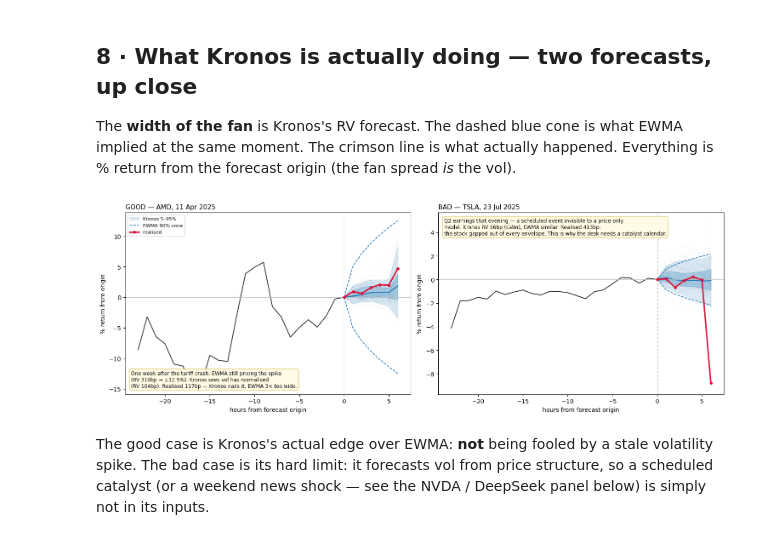
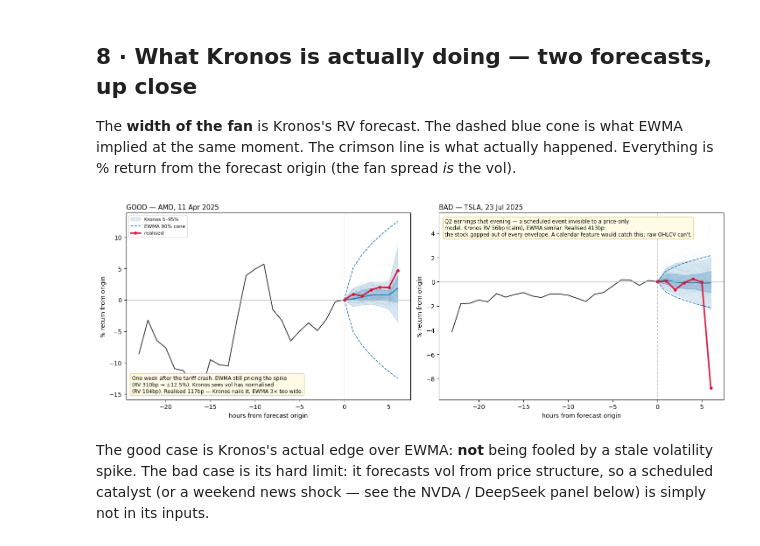
Before and after one commit to imanly97/kronos-evaluation, a Jupyter notebook: notebooks/probe_findings.ipynb, the cells around one changed output. Cells and saved outputs as stored; diff of their text form; code cells hidden in the pictures.

```diff
--- a/notebooks/probe_findings.ipynb
+++ b/notebooks/probe_findings.ipynb
@@ -347,35 +351,35 @@ def draw(ax, t, title, note, note_xy=(0.02, 0.03), note_va="bottom"):
     q = np.percentile(Pz, [5, 25, 50, 75, 95], axis=0)
     ax.fill_between(xf, q[0], q[4], color="tab:blue", alpha=.15, label="Kronos 5–95%")
     ax.fill_between(xf, q[1], q[3], color="tab:blue", alpha=.25)
     ax.plot(xf, q[2], c="tab:blue", lw=1.5)
     cone = np.r_[0.0, 100 * 1.645 * t["ewma_rv"] * np.sqrt(np.arange(1, P.shape[1]+1))]
     ax.plot(xf,  cone, c="tab:blue", ls="--", lw=1.2, label="EWMA 90% cone")
     ax.plot(xf, -cone, c="tab:blue", ls="--", lw=1.2)
     ax.plot(xf, act0, c="crimson", lw=2.4, marker="o", ms=4, label="realised", zorder=5)
     ax.axvline(0, c="k", lw=.7, ls=":"); ax.axhline(0, c="#bbb", lw=.6)
     ax.set_title(title, fontsize=11, loc="left")
     ax.set_xlabel("hours from forecast origin"); ax.set_ylabel("% return from origin")
     ax.text(*note_xy, note, transform=ax.transAxes, fontsize=8.5, va=note_va,
             bbox=dict(boxstyle="round", fc="#fffbe6", ec="#e0d080"))
 
 fig, ax = plt.subplots(1, 2, figsize=(15, 5.2))
 g = traj[("AMD", "2025-04-11")]
 draw(ax[0], g, "GOOD — AMD, 11 Apr 2025",
      f"One week after the tariff crash. EWMA still pricing the spike\n"
      f"(RV {g['ewma_rv']*1e4:.0f}bp → ±{1.645*g['ewma_rv']*np.sqrt(6)*100:.1f}%). "
      f"Kronos sees vol has normalised\n(RV {g['kronos_rv']*1e4:.0f}bp). "
      f"Realised {g['realized_rv']*1e4:.0f}bp — Kronos nails it, EWMA 3× too wide.")
 b = traj[("TSLA", "2025-07-23")]
 draw(ax[1], b, "BAD — TSLA, 23 Jul 2025",
      f"Q2 earnings that evening — a scheduled event invisible to a price-only\n"
      f"model. Kronos RV {b['kronos_rv']*1e4:.0f}bp (calm), EWMA similar. "
      f"Realised {b['realized_rv']*1e4:.0f}bp:\nthe stock gapped out of every "
-     f"envelope. This is why the desk needs a catalyst calendar.",
+     f"envelope. A calendar feature would catch this; raw OHLCV can't.",
      note_xy=(0.02, 0.97), note_va="top")
 ax[0].legend(loc="upper left", fontsize=8)
 plt.tight_layout(); plt.show()
 # %% [output]
-[figure, old version]
+[figure, new version]
 # %% [markdown]
 The good case is Kronos's actual edge over EWMA: **not** being fooled by
 a stale volatility spike. The bad case is its hard limit: it forecasts vol from
```
Also changed, not shown: parts of 4 cells of this notebook, 1 other file.
